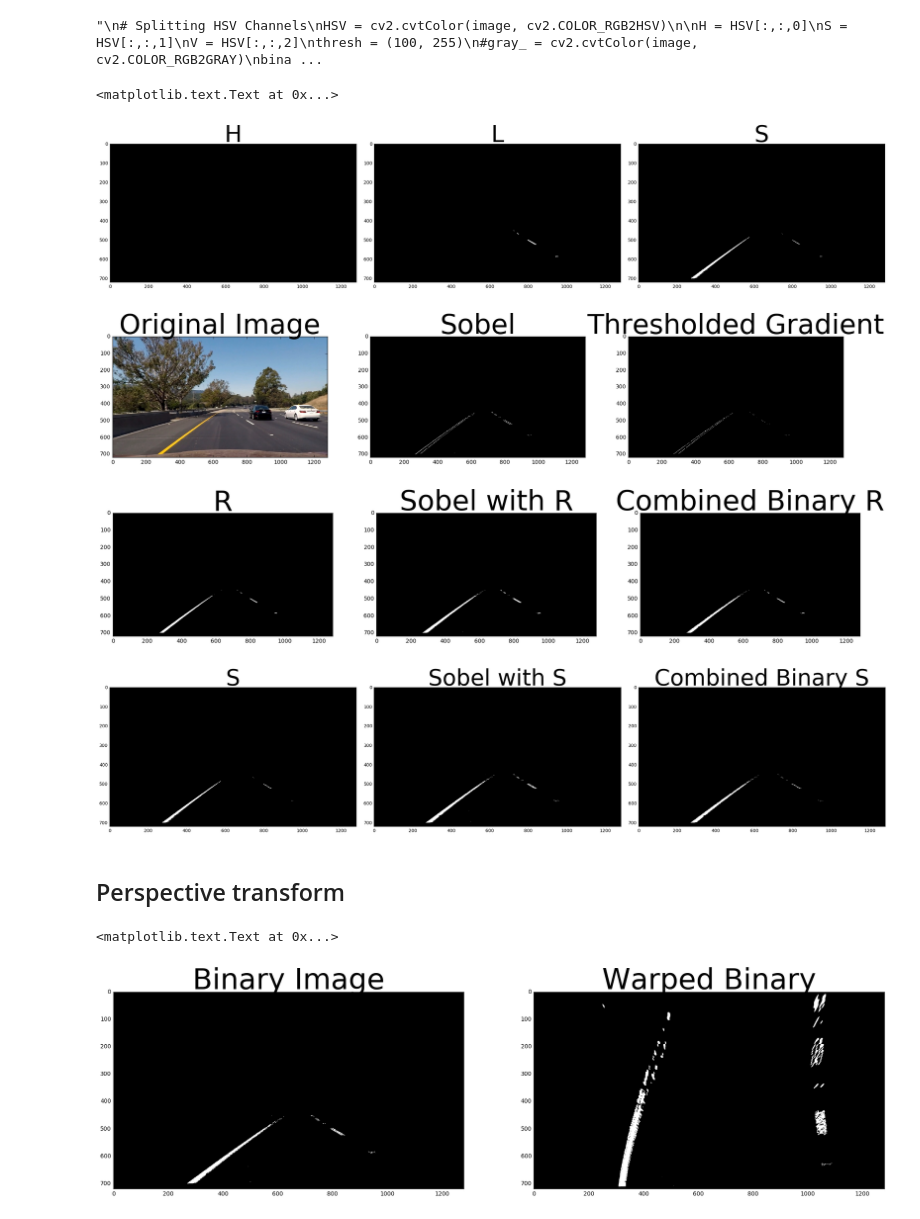
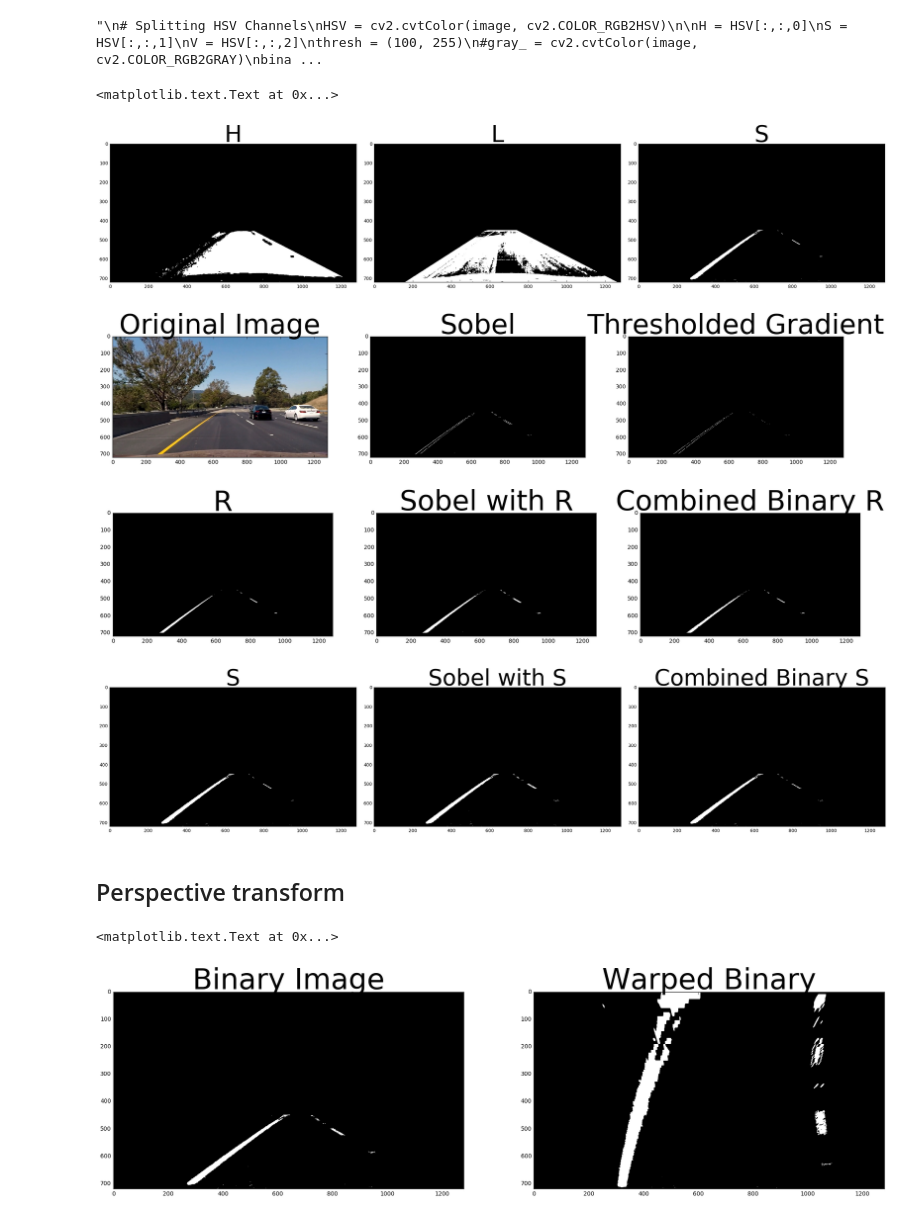
Before and after one commit to AloshkaD/SDC_advanced_lane_p4, a Jupyter notebook: README.ipynb, the cells around one changed output. Saved outputs shown, nothing was run; the diff lists cells and outputs as text; code cells hidden in the pictures.

```diff
--- a/README.ipynb
+++ b/README.ipynb
@@ -285,35 +265,35 @@ ax3.set_title('V', fontsize=50)
 # Splitting HSV Channels
 HLS = cv2.cvtColor(image, cv2.COLOR_RGB2HLS)
 
 H = HLS[:,:,0]
 L = HLS[:,:,1]
 S = HLS[:,:,2]
-thresh = (200, 255)
+thresh = (70, 255)
 #gray_ = cv2.cvtColor(image, cv2.COLOR_RGB2GRAY)
 binary_H = np.zeros_like(H)
 binary_H[(H > thresh[0]) & (H <= thresh[1])] = 1
 binary_H= region_of_interest(binary_H, vertices)
 
 binary_L = np.zeros_like(L)
 binary_L[(L > thresh[0]) & (L <= thresh[1])] = 1
 binary_L= region_of_interest(binary_L, vertices)
 
 binary_S = np.zeros_like(S)
 binary_S[(S > thresh[0]) & (S <= thresh[1])] = 1
 binary_S= region_of_interest(binary_S, vertices)
 
 f, (ax1, ax2, ax3) = plt.subplots(1, 3, figsize=(24, 9))
 f.tight_layout()
 ax1.imshow(binary_H, cmap='gray')
 ax1.set_title('H', fontsize=50)
 ax2.imshow(binary_L, cmap='gray')
 ax2.set_title('L', fontsize=50)
 ax3.imshow(binary_S, cmap='gray')
 ax3.set_title('S', fontsize=50)
 #plt.subplots_adjust(left=0., right=1, top=0.9, bottom=0.)
 # %% [output]
 <matplotlib.text.Text at 0x...>
-[figure, old version]
+[figure, new version]
 # %%
 #hough line detection
 rho = 2
@@ -462,7 +442,7 @@ plt.subplots_adjust(left=0., right=1, top=0.9, bottom=0.)
 # %% [output]
 [figure]
 [figure]
-[figure, old version]
+[figure, new version]
 # %% [markdown]
 ## Perspective transform
 # %%
@@ -476,7 +456,7 @@ ax2.imshow(warped_img, cmap='gray')
 ax2.set_title('Warped Binary', fontsize=50)
 # %% [output]
 <matplotlib.text.Text at 0x...>
-[figure, old version]
+[figure, new version]
 # %%
 # Locate the Lane Lines and Determine the Curvature
 
```
Also changed, not shown: parts of 6 cells of this notebook, 3 other files.
